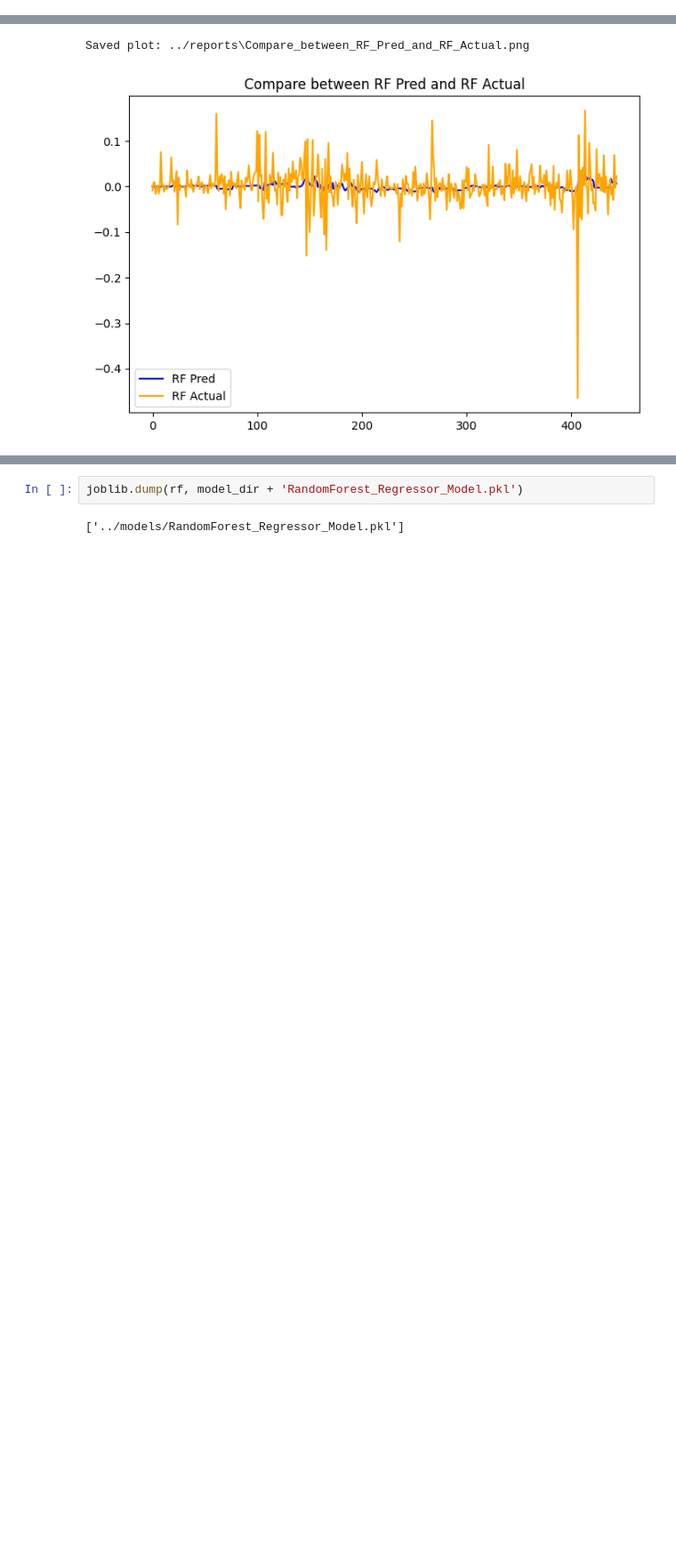
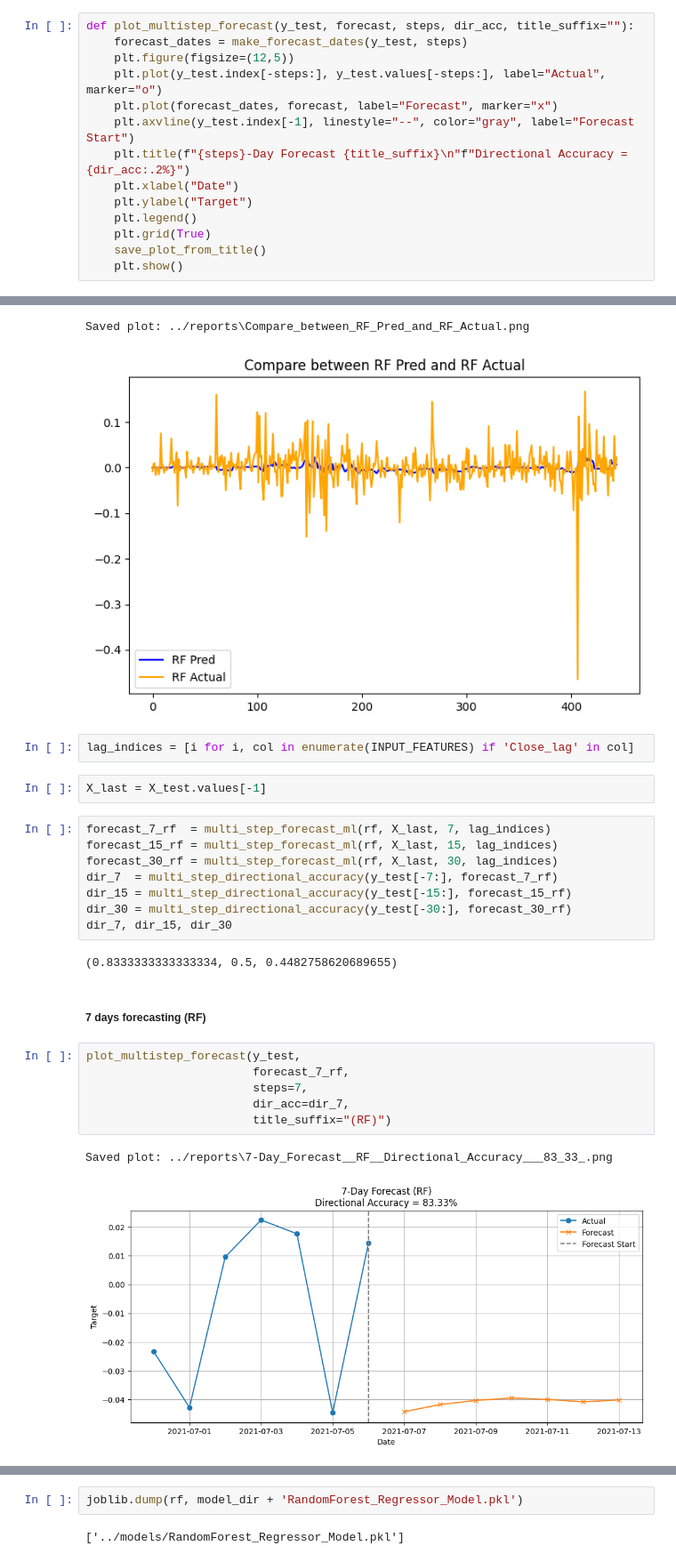
Before and after one commit to naresh5422/crypto-forecasting-project, a Jupyter notebook: notebooks/cryptocurrency_price_forecasting.ipynb, the cells around one changed output, grey strips where cells are left out. Shown at 89% size. Drawn from its saved outputs; the diff is of its cells as text; blank space fills up the shorter version.

```diff
--- a/notebooks/cryptocurrency_price_forecasting.ipynb
+++ b/notebooks/cryptocurrency_price_forecasting.ipynb
@@ -161,3 +191,17 @@ def multi_step_directional_accuracy(y_true, y_pred):
+# %%
+def plot_multistep_forecast(y_test, forecast, steps, dir_acc, title_suffix=""):
+    forecast_dates = make_forecast_dates(y_test, steps)
+    plt.figure(figsize=(12,5))
+    plt.plot(y_test.index[-steps:], y_test.values[-steps:], label="Actual", marker="o")
+    plt.plot(forecast_dates, forecast, label="Forecast", marker="x")
+    plt.axvline(y_test.index[-1], linestyle="--", color="gray", label="Forecast Start")
+    plt.title(f"{steps}-Day Forecast {title_suffix}\n"f"Directional Accuracy = {dir_acc:.2%}")
+    plt.xlabel("Date")
+    plt.ylabel("Target")
+    plt.legend()
+    plt.grid(True)
+    save_plot_from_title()
+    plt.show()
 # %% [markdown]
 #### Load the Datasets
 Here, I used BitCoin dataset
@@ -952,3 +996,28 @@ plt.show()
 # %% [output]
 Saved plot: ../reports\Compare_between_RF_Pred_and_RF_Actual.png
 [figure]
+# %%
+lag_indices = [i for i, col in enumerate(INPUT_FEATURES) if 'Close_lag' in col]
+# %%
+X_last = X_test.values[-1]
+# %%
+forecast_7_rf  = multi_step_forecast_ml(rf, X_last, 7, lag_indices)
+forecast_15_rf = multi_step_forecast_ml(rf, X_last, 15, lag_indices)
+forecast_30_rf = multi_step_forecast_ml(rf, X_last, 30, lag_indices)
+dir_7  = multi_step_directional_accuracy(y_test[-7:], forecast_7_rf)
+dir_15 = multi_step_directional_accuracy(y_test[-15:], forecast_15_rf)
+dir_30 = multi_step_directional_accuracy(y_test[-30:], forecast_30_rf)
+dir_7, dir_15, dir_30
+# %% [output]
+(0.8333333333333334, 0.5, 0.4482758620689655)
+# %% [markdown]
+##### 7 days forecasting (RF)
+# %%
+plot_multistep_forecast(y_test,
+                        forecast_7_rf,
+                        steps=7,
+                        dir_acc=dir_7,
+                        title_suffix="(RF)")
+# %% [output]
+Saved plot: ../reports\7-Day_Forecast__RF__Directional_Accuracy___83_33_.png
+[figure, added]
```
Also changed, not shown: parts of 43 cells of this notebook, 25 other files.
